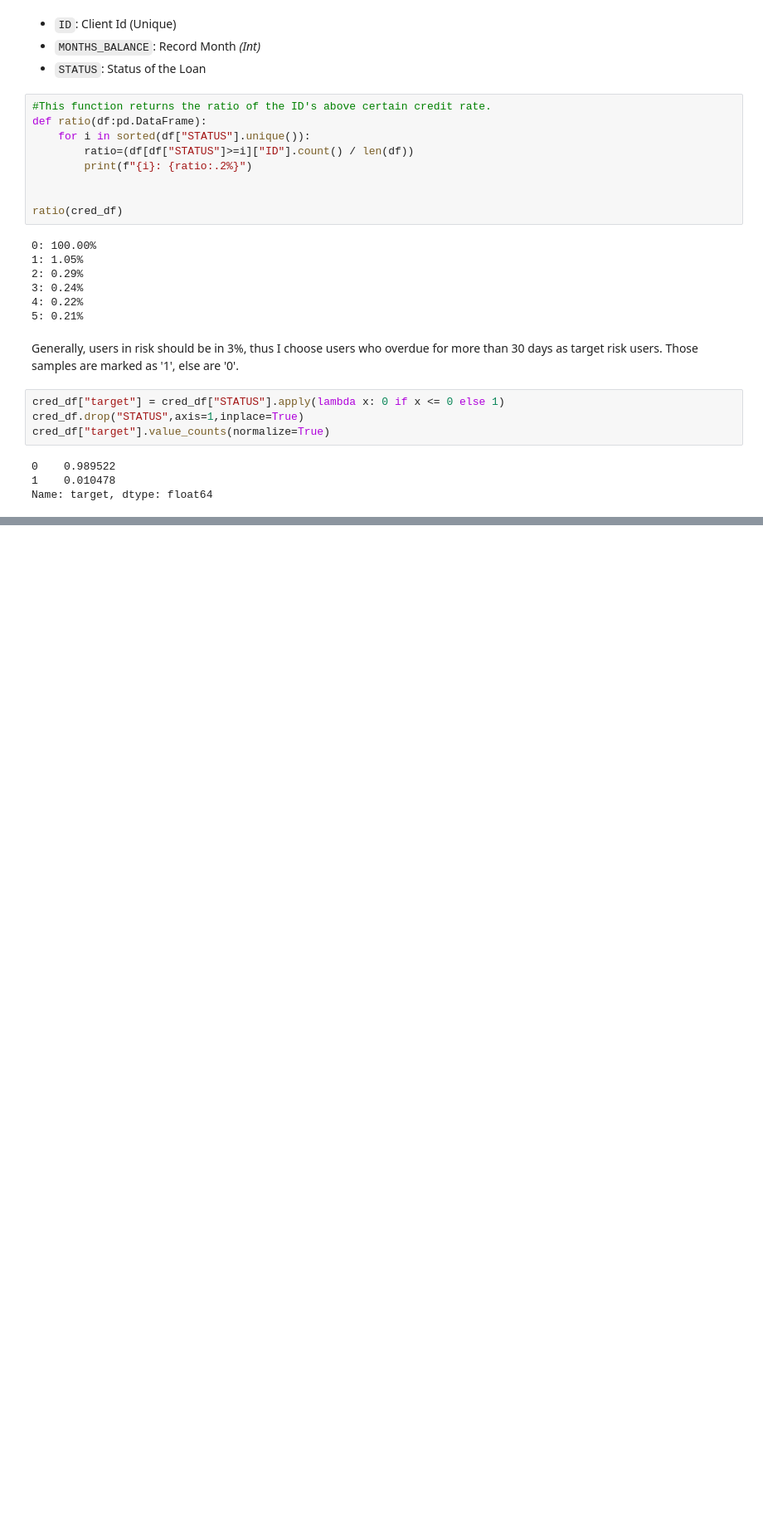
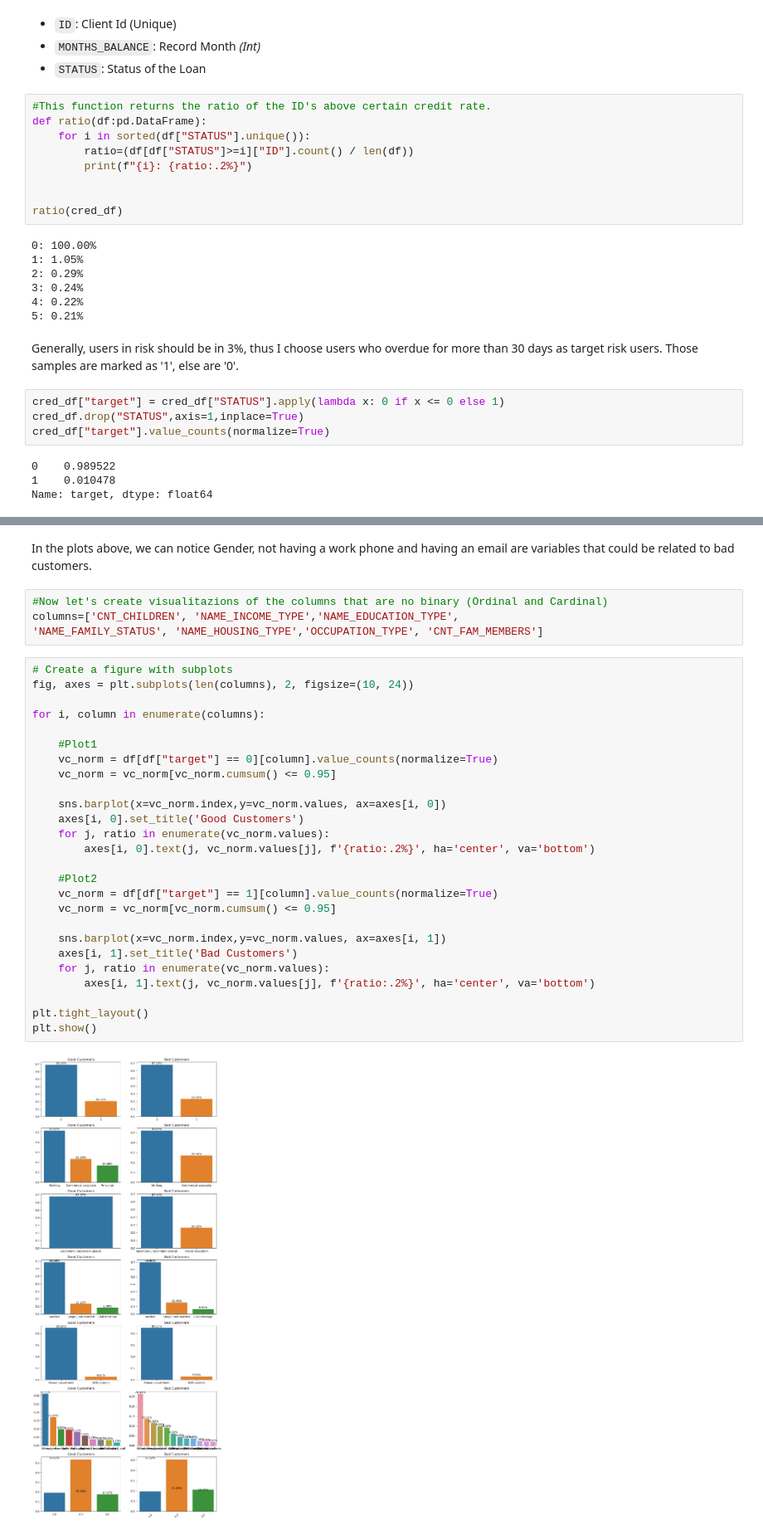
Before and after one commit to DBlassio/tangelo, a Jupyter notebook: notebooks/exploration.ipynb, the cells around one changed output, grey strips where cells are left out. Shown at 83% size. Cells and saved outputs as stored; diff of their text form; blank space fills up the shorter version.

```diff
--- a/notebooks/exploration.ipynb
+++ b/notebooks/exploration.ipynb
@@ -102,0 +160,34 @@ Name: target, dtype: float64
+# %% [markdown]
+In the plots above, we can notice Gender, not having a work phone and having an email are variables that could be related to bad customers.
+# %%
+#Now let's create visualitazions of the columns that are no binary (Ordinal and Cardinal)
+columns=['CNT_CHILDREN', 'NAME_INCOME_TYPE','NAME_EDUCATION_TYPE',
+'NAME_FAMILY_STATUS', 'NAME_HOUSING_TYPE','OCCUPATION_TYPE', 'CNT_FAM_MEMBERS']
+# %%
+# Create a figure with subplots
+fig, axes = plt.subplots(len(columns), 2, figsize=(10, 24))
+
+for i, column in enumerate(columns):
+
+    #Plot1
+    vc_norm = df[df["target"] == 0][column].value_counts(normalize=True)
+    vc_norm = vc_norm[vc_norm.cumsum() <= 0.95]
+
+    sns.barplot(x=vc_norm.index,y=vc_norm.values, ax=axes[i, 0])
+    axes[i, 0].set_title('Good Customers')
+    for j, ratio in enumerate(vc_norm.values):
+        axes[i, 0].text(j, vc_norm.values[j], f'{ratio:.2%}', ha='center', va='bottom')
+
+    #Plot2
+    vc_norm = df[df["target"] == 1][column].value_counts(normalize=True)
+    vc_norm = vc_norm[vc_norm.cumsum() <= 0.95]
+
+    sns.barplot(x=vc_norm.index,y=vc_norm.values, ax=axes[i, 1])
+    axes[i, 1].set_title('Bad Customers')
+    for j, ratio in enumerate(vc_norm.values):
+        axes[i, 1].text(j, vc_norm.values[j], f'{ratio:.2%}', ha='center', va='bottom')
+
+plt.tight_layout()
+plt.show()
+# %% [output]
+[figure, added]
```
Also changed, not shown: parts of 7 cells of this notebook.
